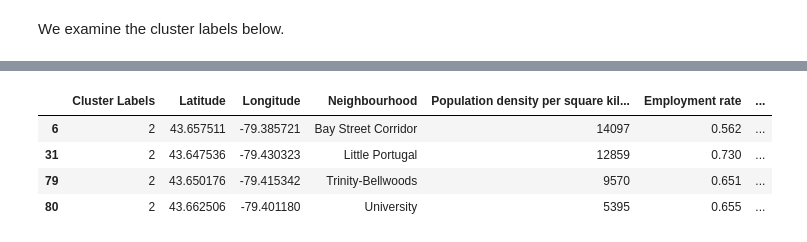
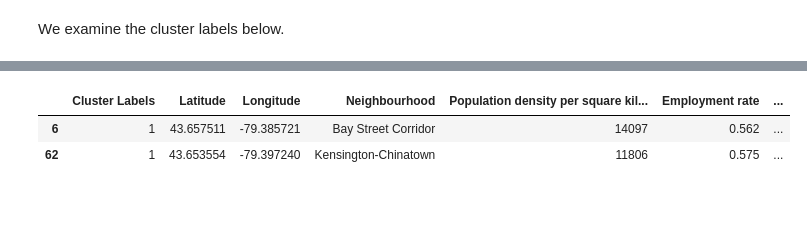
Before and after one commit to Thabetten/Capstone, a Jupyter notebook: Capstone - Meat and Dairty substitutes.ipynb, the cells around one changed output, grey strips where cells are left out. Drawn from its saved outputs; the diff is of its cells as text; code cells hidden in the pictures; blank space fills up the shorter version.

```diff
--- a/Capstone - Meat and Dairty substitutes.ipynb
+++ b/Capstone - Meat and Dairty substitutes.ipynb
@@ -204,7 +174,10 @@ tr_pop_co.shape
 # %%
 #This function was used to search for catagories where the column name did not exactly match
-#that given by the census bureau.
+#that given by the census bureau when properly formatted.
 median = [i for i in tr_pop_co.columns if 'Males' in i]
+for i in median:
+    if i[0] == ' ':
+        i = i[1:]
 print(median)
 # %% [output]
 ['Total - Population aged 15 years and over by Labour force status (Males) - 25% sample data', '  In the labour force (Males)', '    Employed (Males)', '    Unemployed (Males)', '  Not in the labour f ...
@@ -500,6 +468,7 @@ print(close_vens)
 # %%
 #print(neigh_ven)
-neigh_ven_zip = list(zip(*close_vens))
+neigh_ven_zip = list(zip(*neigh_ven))
+close_ven_zip = list(zip(*close_ven))
 
-print(neigh_ven_zip, len(neigh_ven_zip[0]))
+print(len(close_ven_zip[0]), len(neigh_ven_zip[0]), neigh_ven_zip)
 # %% [output]
@@ -580,7 +557,7 @@ plt.show()
 The above graph indicates the the precision of the clustering suggests a k of four but is not as decisive as might be hoped. We will try four.
 # %%
 # set number of clusters
-kclusters = 4
+kclusters = 5
 
 
 #tr_clustering = tr_key_fac.drop(['Neighbourhood', 'Population density per square kilometre'], 1)
@@ -595,6 +572,8 @@ array([0, 0, 1, 3, 1, 1, 2, 0, 0, 1], dtype=int32)
 # %%
-#tr_key_fac.drop('Cluster Labels', axis = 1, inplace = True)
-#tr_key_fac.insert(0, 'Cluster Labels', kmeans_tr.labels_)
-#tr_key_fac.insert(2, 'Latitude', tr_pop_co.LATITUDE)
-#tr_key_fac.insert(3, 'Longitude', tr_pop_co.LONGITUDE)
-#tr_key_fac.head()
+veg_tr_key.drop('Cluster Labels', axis = 1, inplace = True)
+veg_tr_key.insert(0, 'Cluster Labels', kmeans_tr.labels_)
+veg_tr_key.drop('Latitude', axis = 1, inplace = True)
+veg_tr_key.insert(1, 'Latitude', tr_pop_co.LATITUDE)
+veg_tr_key.drop('Longitude', axis = 1, inplace = True)
+veg_tr_key.insert(2, 'Longitude', tr_pop_co.LONGITUDE)
+veg_tr_key.head()
@@ -704,10 +688,8 @@ veg_tr_key[veg_tr_key['Cluster Labels'] == 3].describe()
 # %%
-#Look at the characteristics of the cluster with the highest density.
+# Let's examine the cluster with the highest count of venues.
 
-veg_tr_key[veg_tr_key['Cluster Labels'] == 2]
+veg_tr_key[veg_tr_key['Cluster Labels'] == 1]
 # %% [output]
 |  | Cluster Labels | Latitude | Longitude | Neighbourhood | Population density per square kil... | Employment rate | ... |
-| 6 | 2 | 43.657511 | -79.385721 | Bay Street Corridor | 14097 | 0.562 | ... |
-| 31 | 2 | 43.647536 | -79.430323 | Little Portugal | 12859 | 0.730 | ... |
-| 79 | 2 | 43.650176 | -79.415342 | Trinity-Bellwoods | 9570 | 0.651 | ... |
-| 80 | 2 | 43.662506 | -79.401180 | University | 5395 | 0.655 | ... |
+| 6 | 1 | 43.657511 | -79.385721 | Bay Street Corridor | 14097 | 0.562 | ... |
+| 62 | 1 | 43.653554 | -79.397240 | Kensington-Chinatown | 11806 | 0.575 | ... |
```
Also changed, not shown: parts of 35 cells of this notebook.
